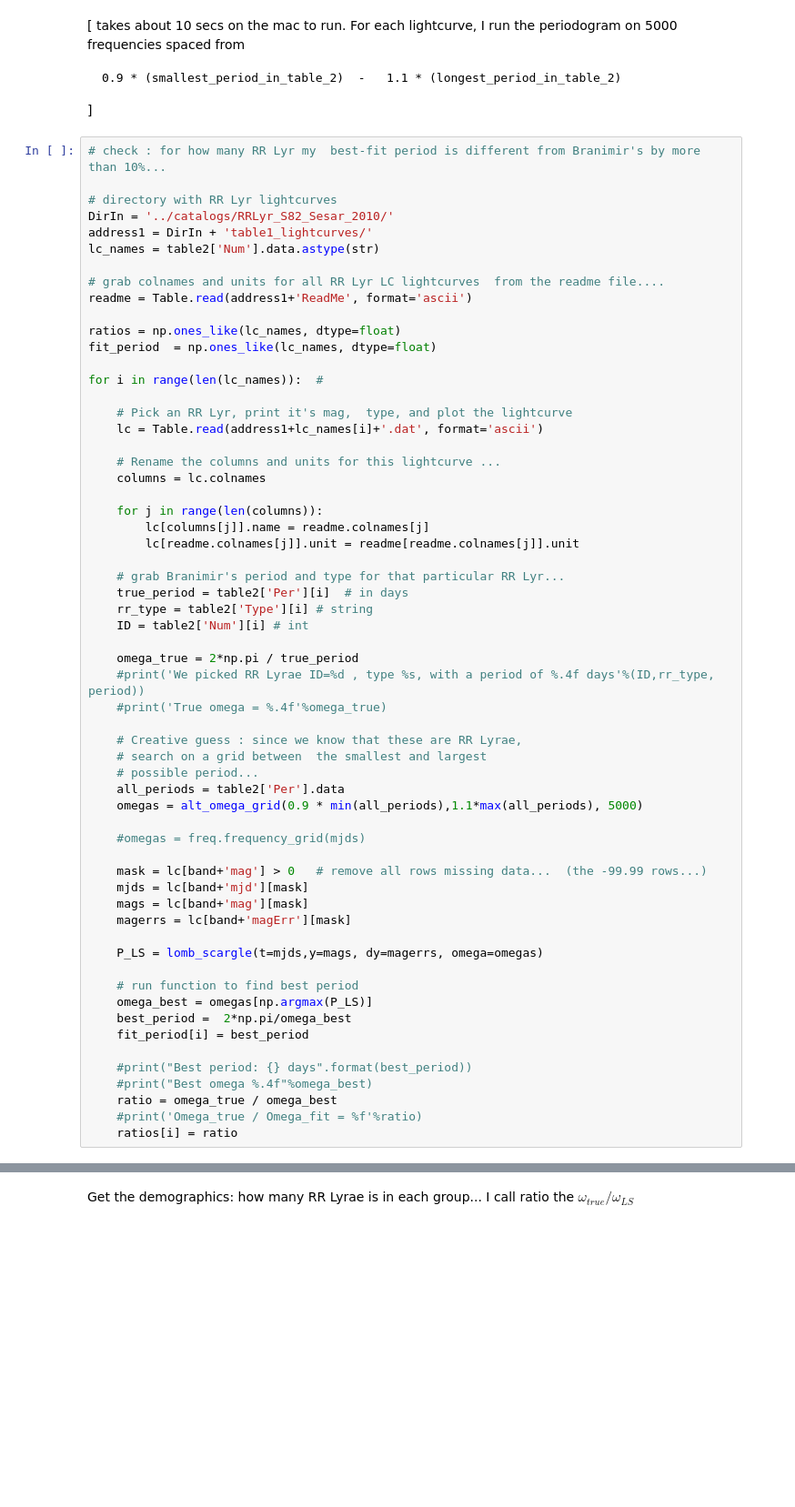
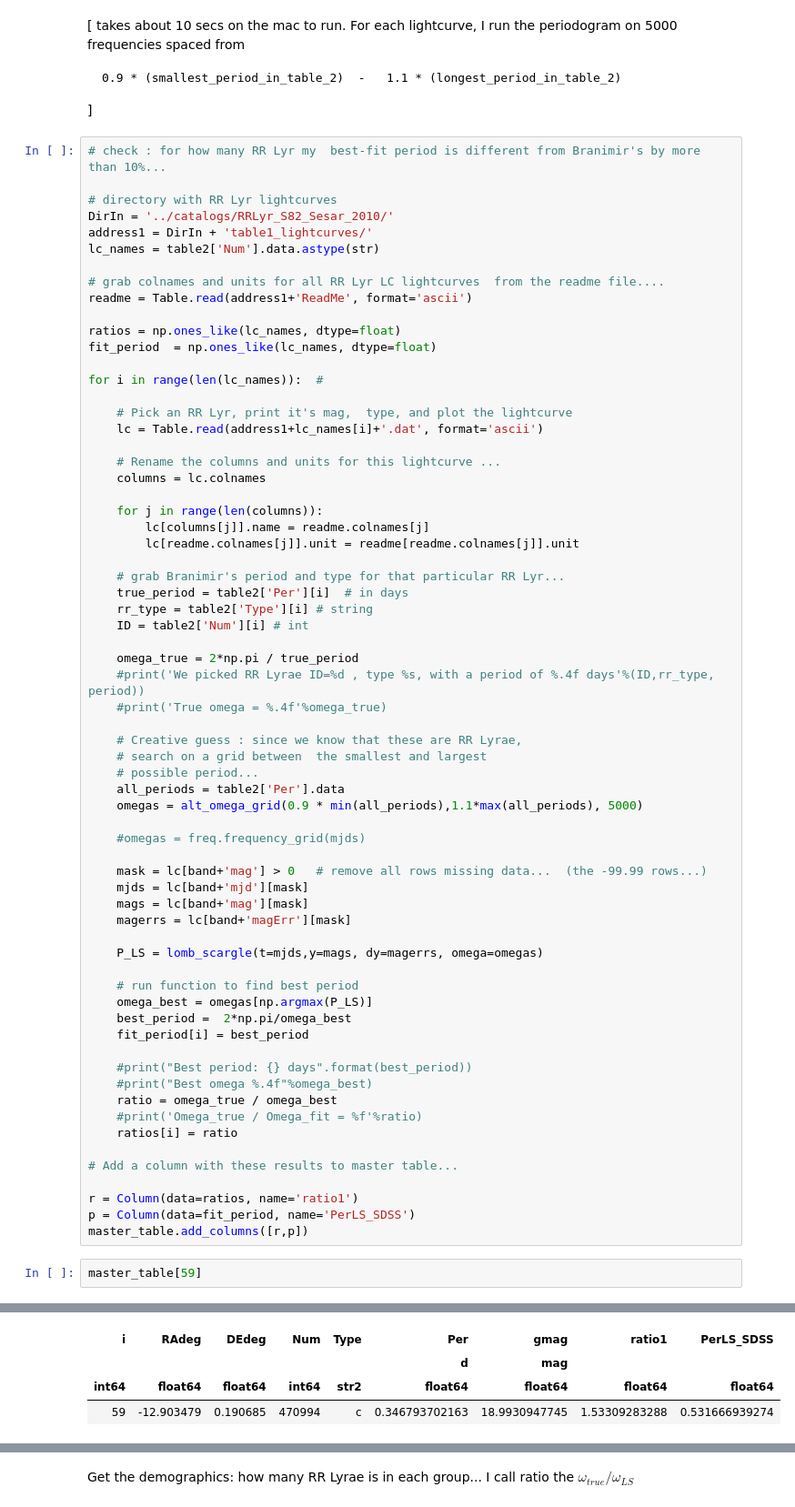
Before and after one commit to suberlak/PDAC_research, a Jupyter notebook: code/02.2017_S82_PDAC_single_object.ipynb, the cells around one changed output, grey strips where cells are left out. Shown at 91% size. Drawn from its saved outputs; the diff is of its cells as text; blank space fills up the shorter version.

```diff
--- a/code/02.2017_S82_PDAC_single_object.ipynb
+++ b/code/02.2017_S82_PDAC_single_object.ipynb
@@ -450,3 +447,12 @@ for i in range(len(lc_names)):  #
     ratio = omega_true / omega_best
     #print('Omega_true / Omega_fit = %f'%ratio)
     ratios[i] = ratio
+
+# Add a column with these results to master table...
+
+r = Column(data=ratios, name='ratio1')
+p = Column(data=fit_period, name='PerLS_SDSS')
+master_table.add_columns([r,p])
+# %%
+master_table[59]
+# %% [output]
@@ -453,3 +460,7 @@ for i in range(len(lc_names)):  #
+| i | RAdeg | DEdeg | Num | Type | Per | gmag | ratio1 | PerLS_SDSS |
+|  |  |  |  |  | d | mag |  |  |
+| int64 | float64 | float64 | int64 | str2 | float64 | float64 | float64 | float64 |
+| 59 | -12.903479 | 0.190685 | 470994 | c | 0.346793702163 | 18.9930947745 | 1.53309283288 | 0.531666939274 |
 # %%
 # Plot ratio of my calculated omega,  vs  omega from Branimir's table...
 
```
Also changed, not shown: parts of 11 cells of this notebook.
